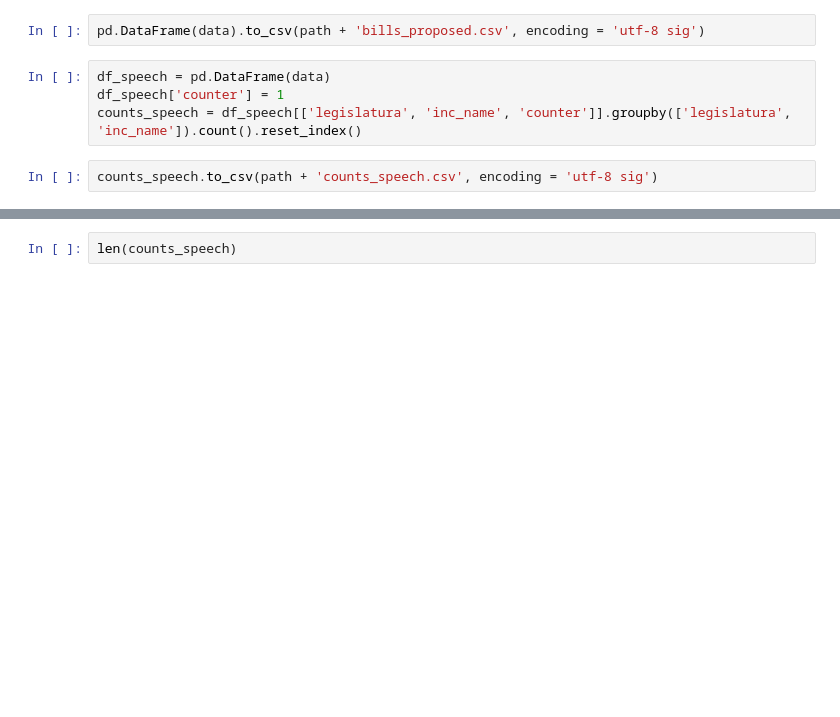
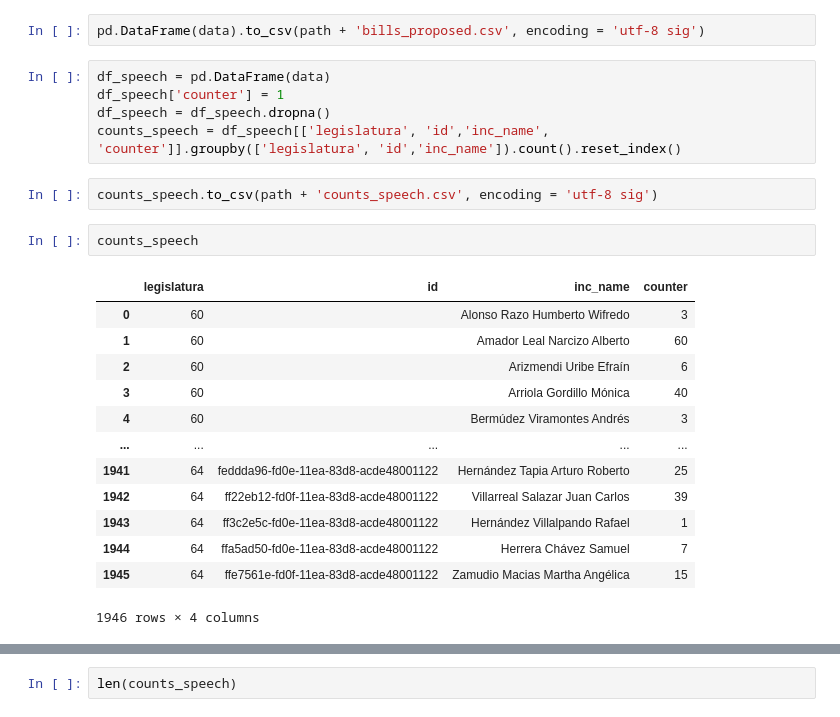
Before and after one commit to cblanesg/Congressional-dataMX, a Jupyter notebook: source/01-collection_data/06-summary_statistics/summary_collection.ipynb, the cells around one changed output, grey strips where cells are left out. Drawn from its saved outputs; the diff is of its cells as text; blank space fills up the shorter version.

```diff
--- a/source/01-collection_data/06-summary_statistics/summary_collection.ipynb
+++ b/source/01-collection_data/06-summary_statistics/summary_collection.ipynb
@@ -44,9 +47,26 @@ pd.DataFrame(data).to_csv(path + 'bills_proposed.csv', encoding = 'utf-8 sig')
 # %%
 df_speech = pd.DataFrame(data)
 df_speech['counter'] = 1
-counts_speech = df_speech[['legislatura', 'inc_name', 'counter']].groupby(['legislatura', 'inc_name']).count().reset_index()
+df_speech = df_speech.dropna()
+counts_speech = df_speech[['legislatura', 'id','inc_name', 'counter']].groupby(['legislatura', 'id','inc_name']).count().reset_index()
 # %%
 counts_speech.to_csv(path + 'counts_speech.csv', encoding = 'utf-8 sig')
+# %%
+counts_speech
+# %% [output]
+|  | legislatura | id | inc_name | counter |
+| 0 | 60 |  | Alonso Razo Humberto Wifredo | 3 |
+| 1 | 60 |  | Amador Leal Narcizo Alberto | 60 |
+| 2 | 60 |  | Arizmendi Uribe Efraín | 6 |
+| 3 | 60 |  | Arriola Gordillo Mónica | 40 |
+| 4 | 60 |  | Bermúdez Viramontes Andrés | 3 |
+| ... | ... | ... | ... | ... |
+| 1941 | 64 | feddda96-fd0e-11ea-83d8-acde48001122 | Hernández Tapia Arturo Roberto | 25 |
+| 1942 | 64 | ff22eb12-fd0f-11ea-83d8-acde48001122 | Villarreal Salazar Juan Carlos | 39 |
+| 1943 | 64 | ff3c2e5c-fd0e-11ea-83d8-acde48001122 | Hernández Villalpando Rafael | 1 |
+| 1944 | 64 | ffa5ad50-fd0e-11ea-83d8-acde48001122 | Herrera Chávez Samuel | 7 |
+| 1945 | 64 | ffe7561e-fd0f-11ea-83d8-acde48001122 | Zamudio Macias Martha Angélica | 15 |
+1946 rows × 4 columns
 # %%
 counts_speech.describe()
 # %% [output]
```
Also changed, not shown: parts of 3 cells of this notebook, 1 other file.
